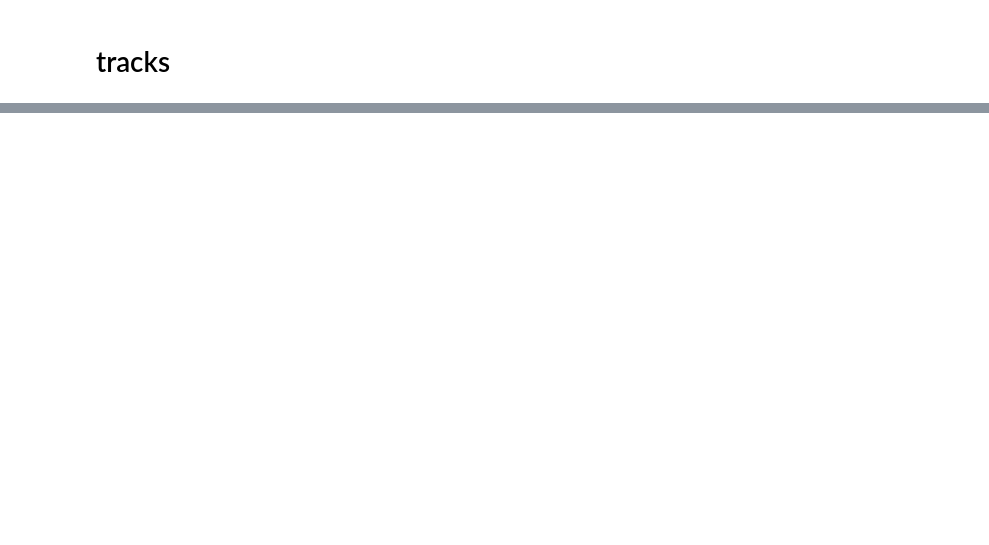
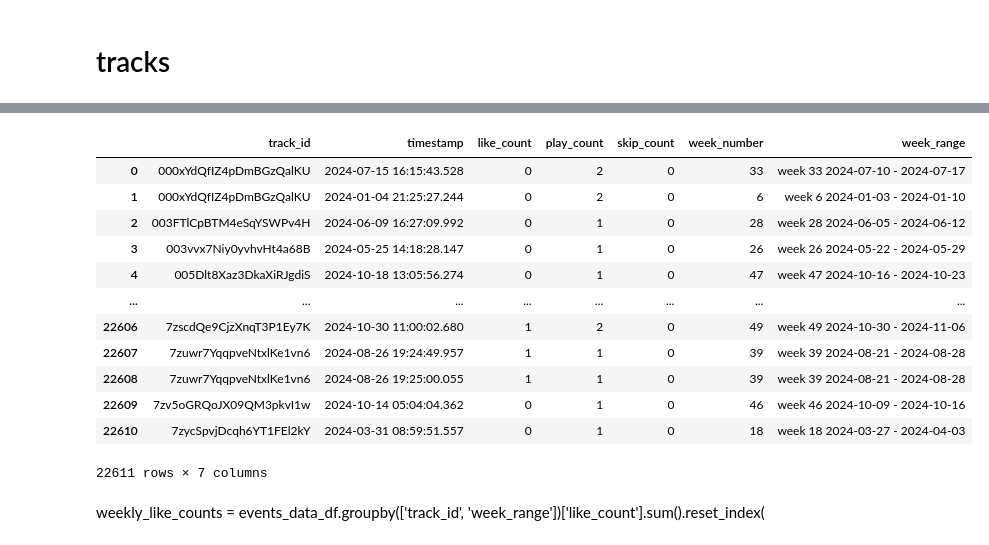
Before and after one commit to Kutyl87/IUM, a Jupyter notebook: notebooks/datasetsbetter.ipynb, the cells around one changed output, grey strips where cells are left out. Drawn from its saved outputs; the diff is of its cells as text; code cells hidden in the pictures; blank space fills up the shorter version.

Commit message:
Add dataframes

```diff
--- a/notebooks/datasetsbetter.ipynb
+++ b/notebooks/datasetsbetter.ipynb
@@ -189,0 +234,6 @@ plt.show()
+# %%
+events_data_df = pd.DataFrame()
+# %%
+events_data_df["event_type"] = filtered_sessions['event_type']
+events_data_df['track_id'] = filtered_sessions['track_id']
+events_data_df["timestamp"] = filtered_sessions["timestamp"]
@@ -189,0 +256,6 @@ plt.show()
+# %%
+event_counts = filtered_sessions.groupby(['track_id', 'event_type']).size().unstack(fill_value=0)
+event_counts = event_counts.rename(columns={'play': 'play_count', 'like': 'like_count', 'skip': 'skip_count'})
+events_data_df = events_data_df.merge(event_counts, on='track_id', how='outer')
+events_data_df = events_data_df.fillna(0)
+events_data_df.drop("event_type", axis=1, inplace=True)
@@ -189,0 +314,16 @@ plt.show()
+# %%
+events_data_df['timestamp'] = pd.to_datetime(events_data_df['timestamp'])
+
+# Determine the start date (the earliest timestamp)
+start_date = events_data_df['timestamp'].min()
+
+# Calculate the week number from the start date
+events_data_df['week_number'] = ((events_data_df['timestamp'] - start_date).dt.days // 7) + 1
+
+# Create a new column with the formatted week range
+events_data_df['week_range'] = events_data_df['week_number'].apply(
+    lambda x: f"week {x} {start_date + pd.Timedelta(weeks=x-1):%Y-%m-%d} - {start_date + pd.Timedelta(weeks=x):%Y-%m-%d}"
+)
+
+# Display the updated DataFrame
+print(events_data_df.head())
@@ -189,0 +344,18 @@ plt.show()
+# %%
+events_data_df
+# %% [output]
+|  | track_id | timestamp | like_count | play_count | skip_count | week_number | week_range |
+| 0 | 000xYdQfIZ4pDmBGzQalKU | 2024-07-15 16:15:43.528 | 0 | 2 | 0 | 33 | week 33 2024-07-10 - 2024-07-17 |
+| 1 | 000xYdQfIZ4pDmBGzQalKU | 2024-01-04 21:25:27.244 | 0 | 2 | 0 | 6 | week 6 2024-01-03 - 2024-01-10 |
+| 2 | 003FTlCpBTM4eSqYSWPv4H | 2024-06-09 16:27:09.992 | 0 | 1 | 0 | 28 | week 28 2024-06-05 - 2024-06-12 |
+| 3 | 003vvx7Niy0yvhvHt4a68B | 2024-05-25 14:18:28.147 | 0 | 1 | 0 | 26 | week 26 2024-05-22 - 2024-05-29 |
+| 4 | 005Dlt8Xaz3DkaXiRJgdiS | 2024-10-18 13:05:56.274 | 0 | 1 | 0 | 47 | week 47 2024-10-16 - 2024-10-23 |
+| ... | ... | ... | ... | ... | ... | ... | ... |
+| 22606 | 7zscdQe9CjzXnqT3P1Ey7K | 2024-10-30 11:00:02.680 | 1 | 2 | 0 | 49 | week 49 2024-10-30 - 2024-11-06 |
+| 22607 | 7zuwr7YqqpveNtxlKe1vn6 | 2024-08-26 19:24:49.957 | 1 | 1 | 0 | 39 | week 39 2024-08-21 - 2024-08-28 |
+| 22608 | 7zuwr7YqqpveNtxlKe1vn6 | 2024-08-26 19:25:00.055 | 1 | 1 | 0 | 39 | week 39 2024-08-21 - 2024-08-28 |
+| 22609 | 7zv5oGRQoJX09QM3pkvI1w | 2024-10-14 05:04:04.362 | 0 | 1 | 0 | 46 | week 46 2024-10-09 - 2024-10-16 |
+| 22610 | 7zycSpvjDcqh6YT1FEl2kY | 2024-03-31 08:59:51.557 | 0 | 1 | 0 | 18 | week 18 2024-03-27 - 2024-04-03 |
+22611 rows × 7 columns
+# %% [markdown]
+weekly_like_counts = events_data_df.groupby(['track_id', 'week_range'])['like_count'].sum().reset_index(
```
Also changed, not shown: parts of 52 cells of this notebook.
